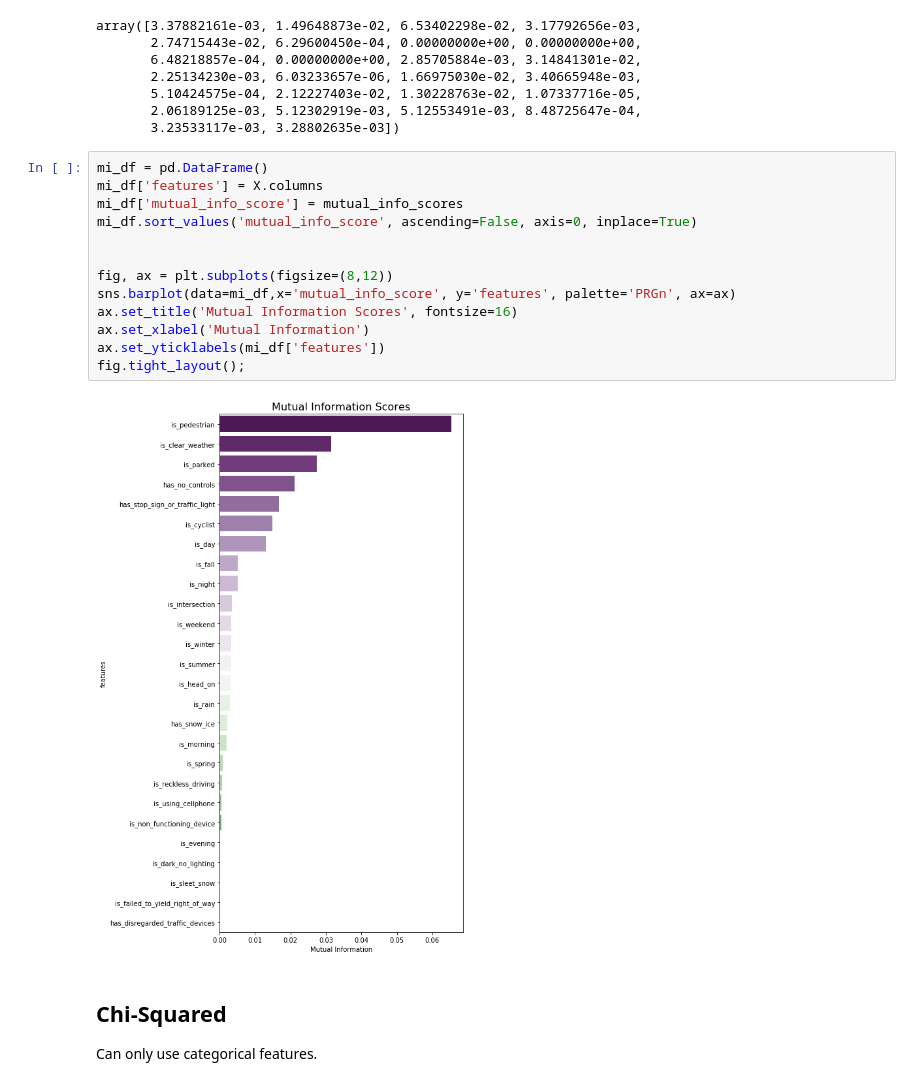
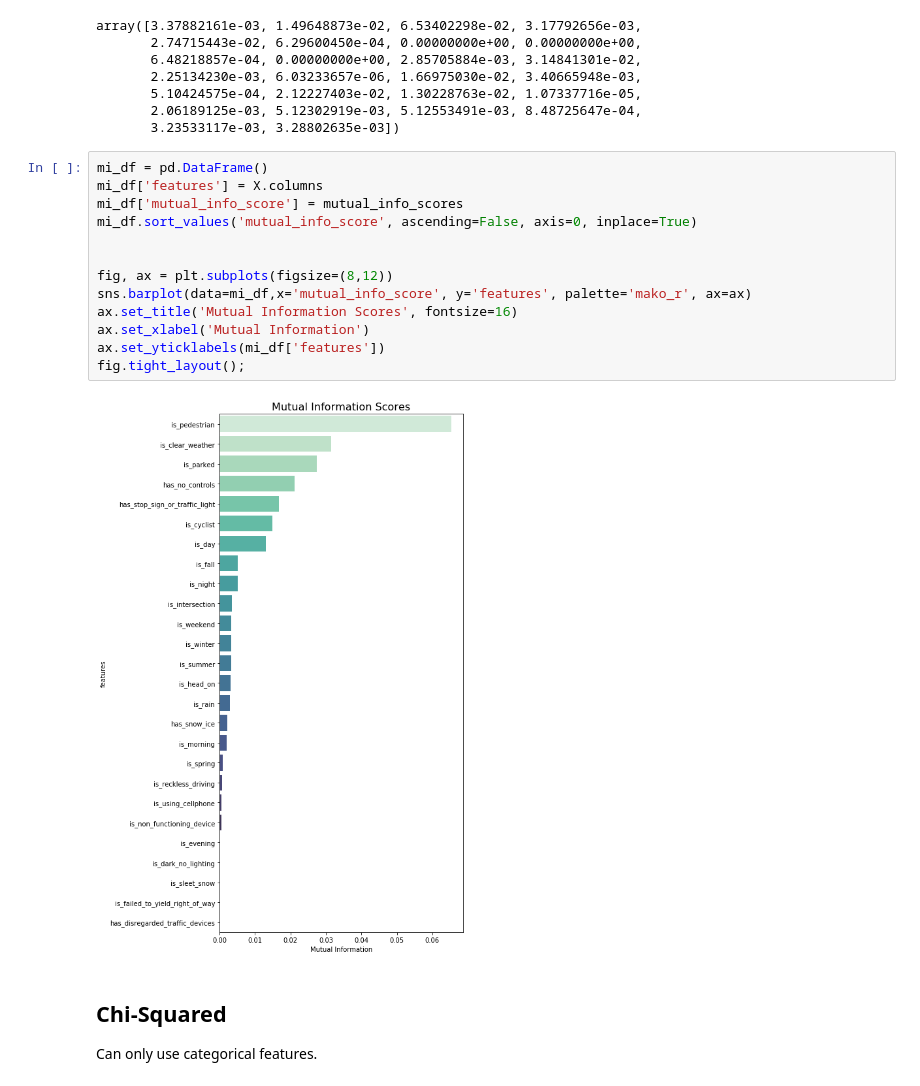
Before and after one commit to Morgan-Sell/chicago-traffic-safety, a Jupyter notebook: feature_selection.ipynb, the cells around one changed output. Drawn from its saved outputs; the diff is of its cells as text.

```diff
--- a/feature_selection.ipynb
+++ b/feature_selection.ipynb
@@ -158,18 +158,18 @@ array([3.37882161e-03, 1.49648873e-02, 6.53402298e-02, 3.17792656e-03,
 # %%
 mi_df = pd.DataFrame()
 mi_df['features'] = X.columns
 mi_df['mutual_info_score'] = mutual_info_scores
 mi_df.sort_values('mutual_info_score', ascending=False, axis=0, inplace=True)
 
 
 fig, ax = plt.subplots(figsize=(8,12))
-sns.barplot(data=mi_df,x='mutual_info_score', y='features', palette='PRGn', ax=ax)
+sns.barplot(data=mi_df,x='mutual_info_score', y='features', palette='mako_r', ax=ax)
 ax.set_title('Mutual Information Scores', fontsize=16)
 ax.set_xlabel('Mutual Information')
 ax.set_yticklabels(mi_df['features'])
 fig.tight_layout();
 # %% [output]
-[figure, old version]
+[figure, new version]
 # %% [markdown]
 ## Chi-Squared
 
```
Also changed, not shown: 4 other files.
